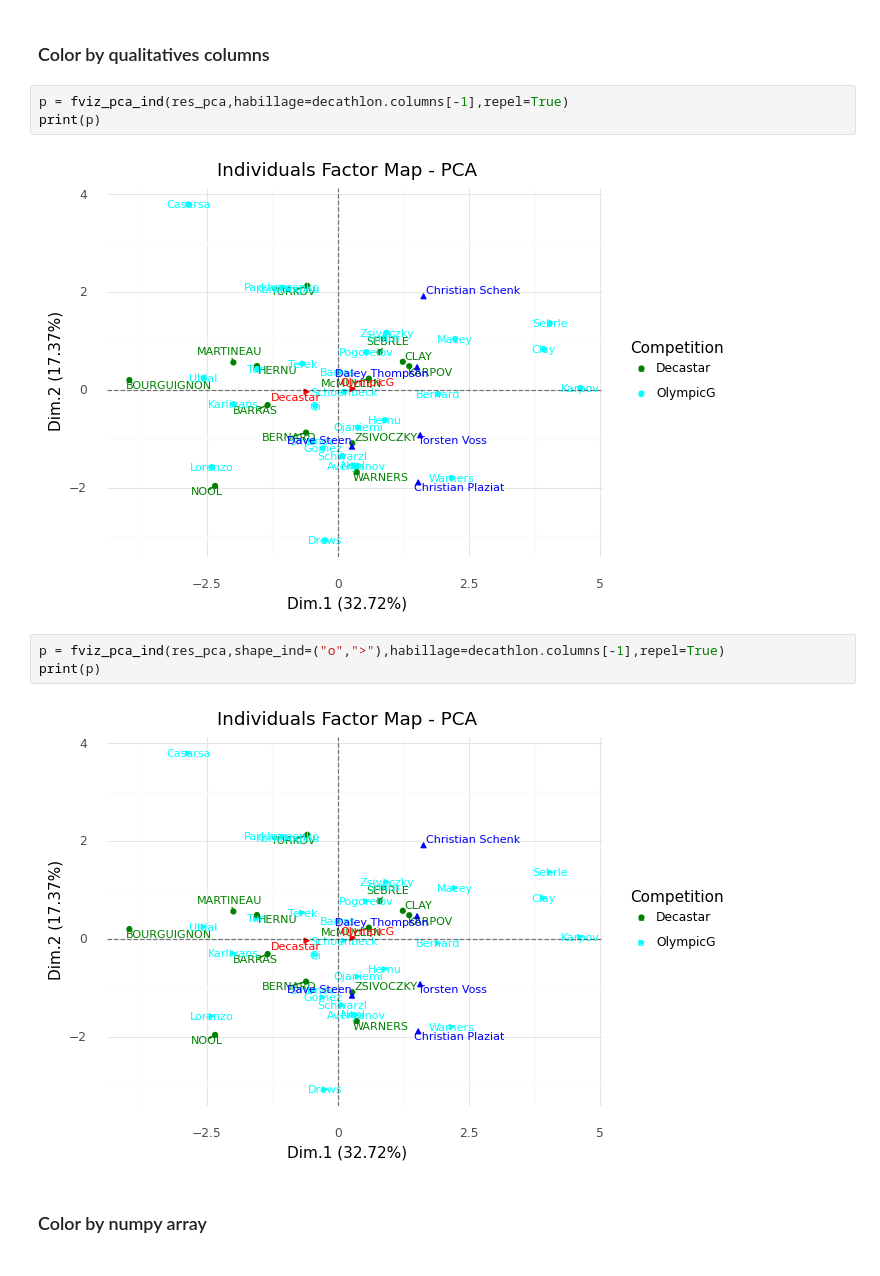
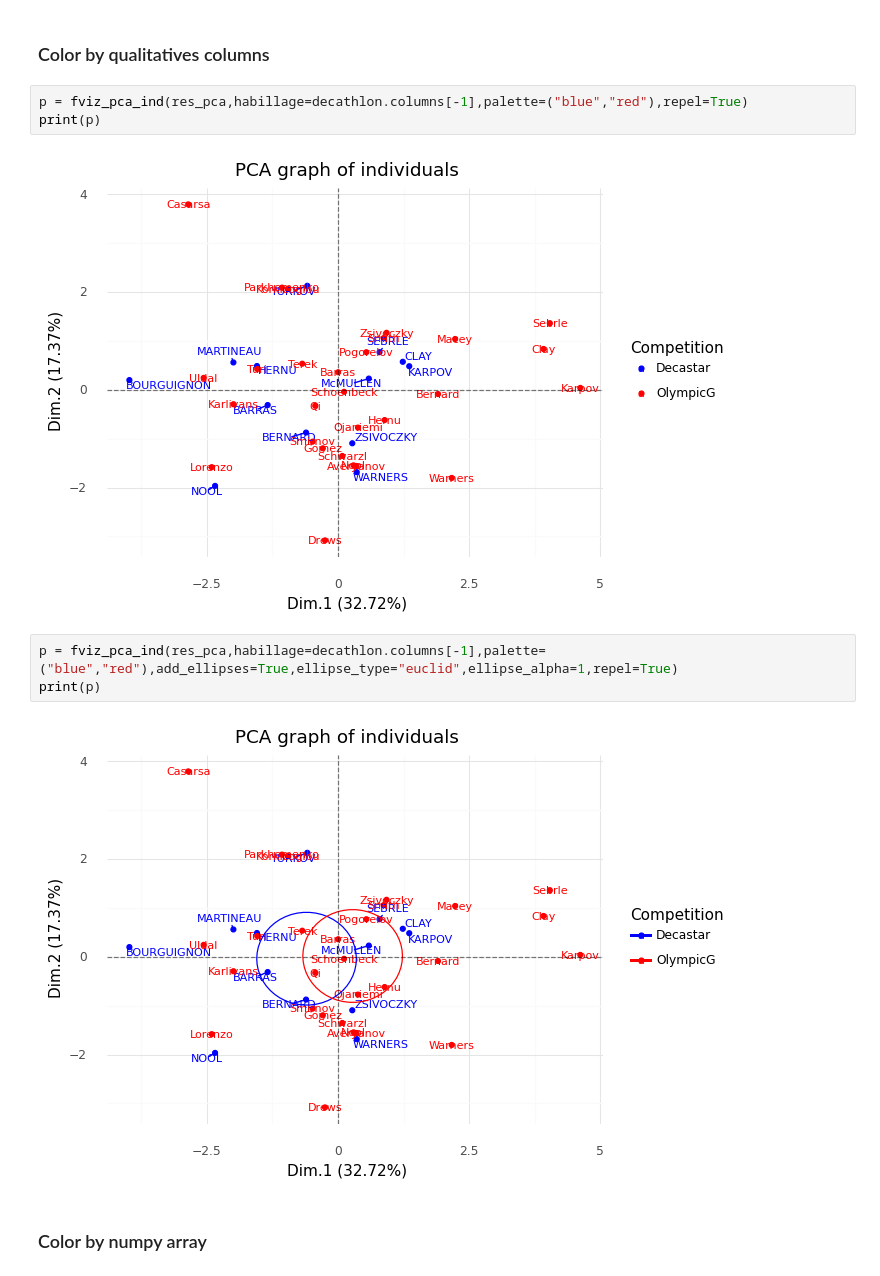
Before and after one commit to enfantbenidedieu/scientisttools, a Jupyter notebook: notebooks/01 - PCA/01-PCA-decathlon-graphics.ipynb, the cells around one changed output. Saved outputs shown, nothing was run; the diff lists cells and outputs as text.

```diff
--- a/notebooks/01 - PCA/01-PCA-decathlon-graphics.ipynb
+++ b/notebooks/01 - PCA/01-PCA-decathlon-graphics.ipynb
@@ -83,15 +112,15 @@ print(p)
 # %% [markdown]
 ### Color by qualitatives columns
 # %%
-p = fviz_pca_ind(res_pca,habillage=decathlon.columns[-1],repel=True)
+p = fviz_pca_ind(res_pca,habillage=decathlon.columns[-1],palette=("blue","red"),repel=True)
 print(p)
 # %% [output]
-[figure, old version]
+[figure, new version]
 # %%
-p = fviz_pca_ind(res_pca,shape_ind=("o",">"),habillage=decathlon.columns[-1],repel=True)
+p = fviz_pca_ind(res_pca,habillage=decathlon.columns[-1],palette=("blue","red"),add_ellipses=True,ellipse_type="euclid",ellipse_alpha=1,repel=True)
 print(p)
 # %% [output]
-[figure, old version]
+[figure, new version]
 # %% [markdown]
 ### Color by numpy array
 # %%
```
Also changed, not shown: parts of 50 cells of this notebook.
